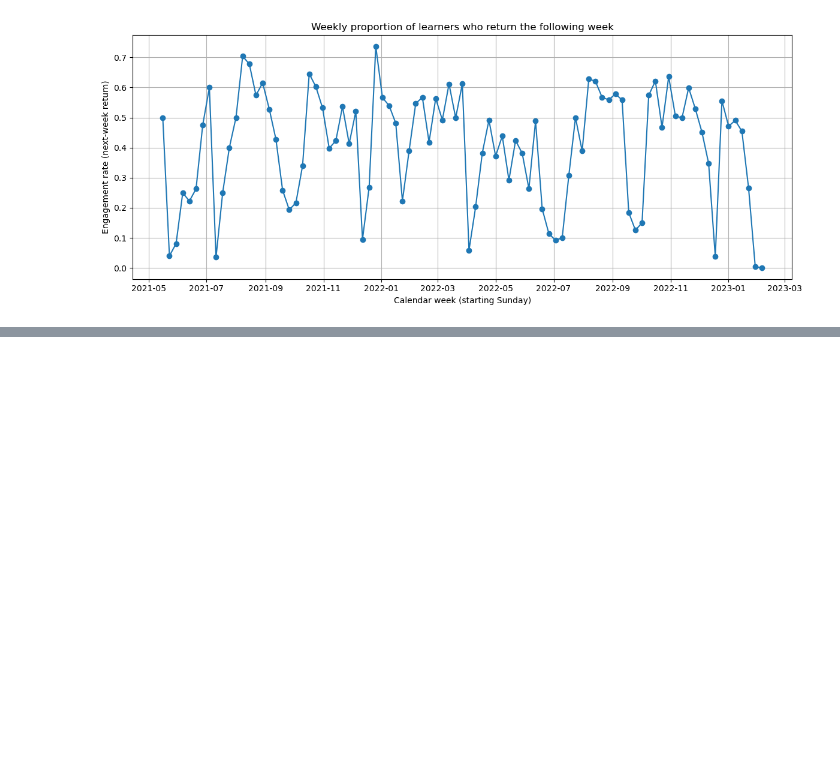
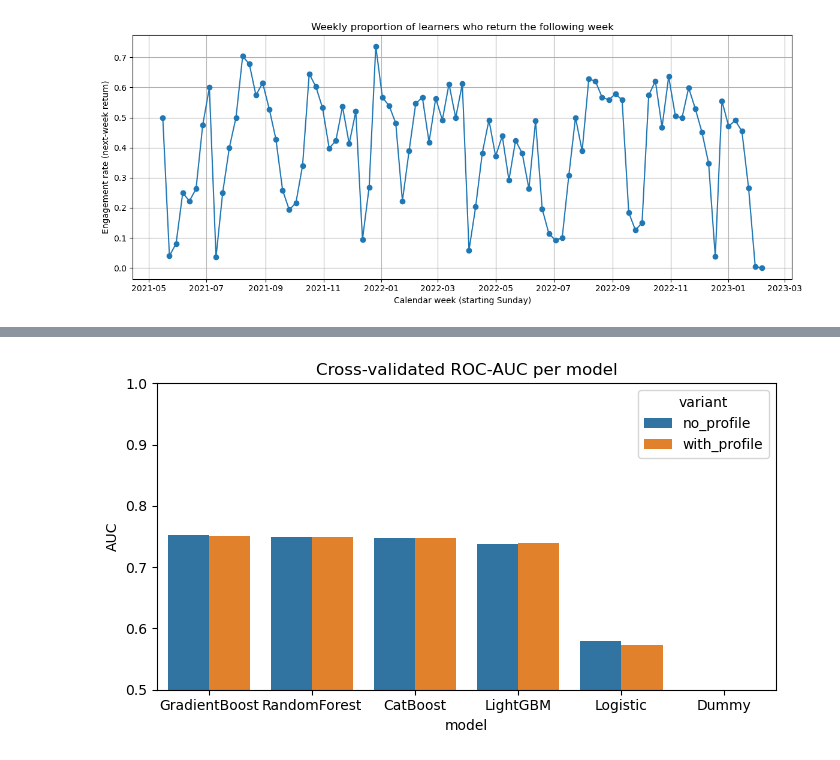
Before and after one commit to nino-gerb/project_mlbd2025, a Jupyter notebook: m4/features/features.ipynb, the cells around one changed output, grey strips where cells are left out. Drawn from its saved outputs; the diff is of its cells as text; code cells hidden in the pictures; blank space fills up the shorter version.

Commit message:
model and model eval

```diff
--- a/m4/features/features.ipynb
+++ b/m4/features/features.ipynb
@@ -262,0 +344,2 @@ plt.show()
+# %%
+user_week_features = user_week_features.drop(columns=['week_period','week_start'])
@@ -262,0 +565,10 @@ plt.show()
+# %%
+import seaborn as sns, matplotlib.pyplot as plt
+
+plt.figure(figsize=(7,4))
+sns.barplot(data=leader, x='model', y='AUC', hue='variant')
+plt.title('Cross-validated ROC-AUC per model')
+plt.ylim(0.5, 1)
+plt.tight_layout(); plt.show()
+# %% [output]
+[figure, added]
```
Also changed, not shown: parts of 5 cells of this notebook, 18 other files.
